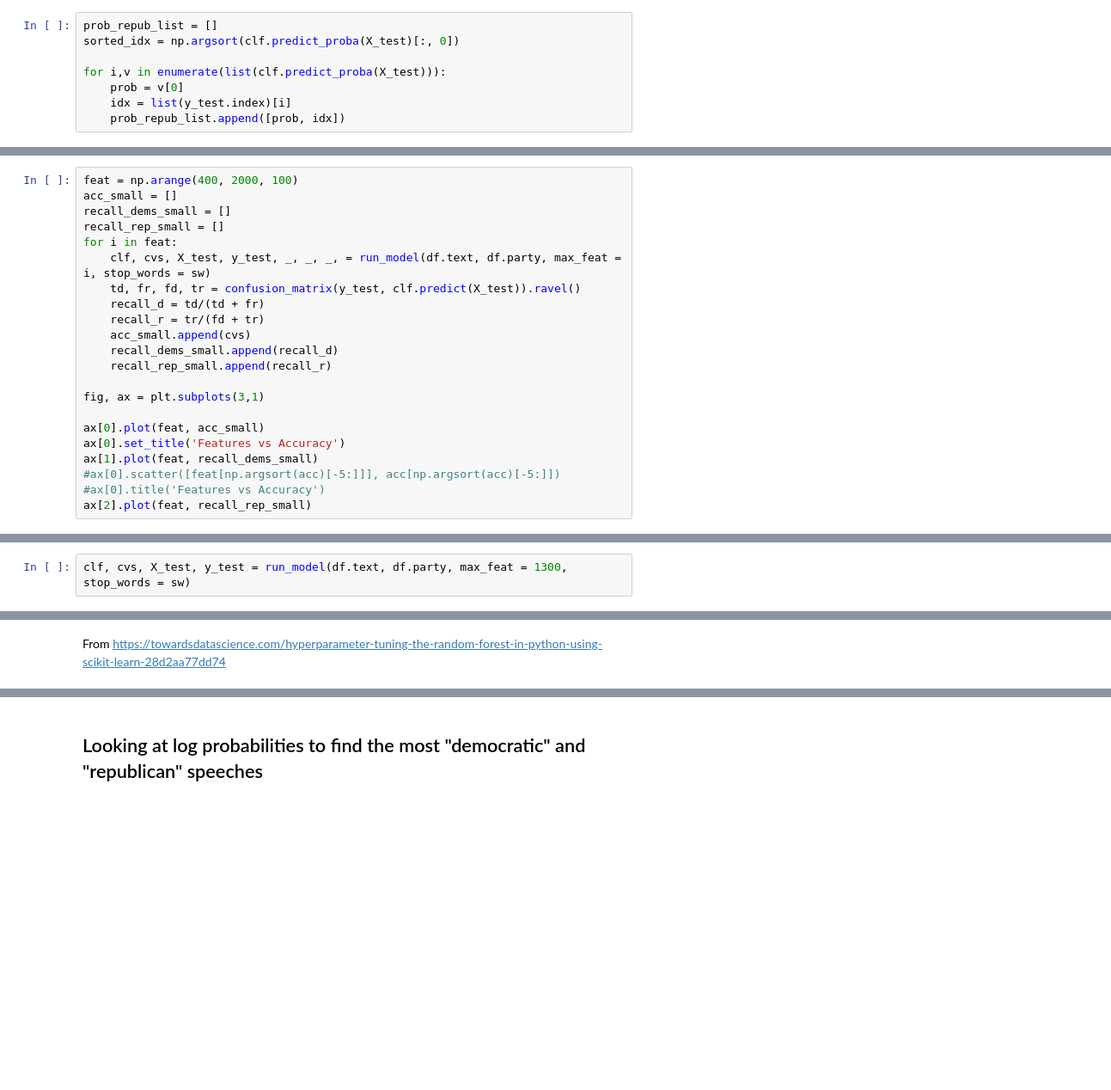
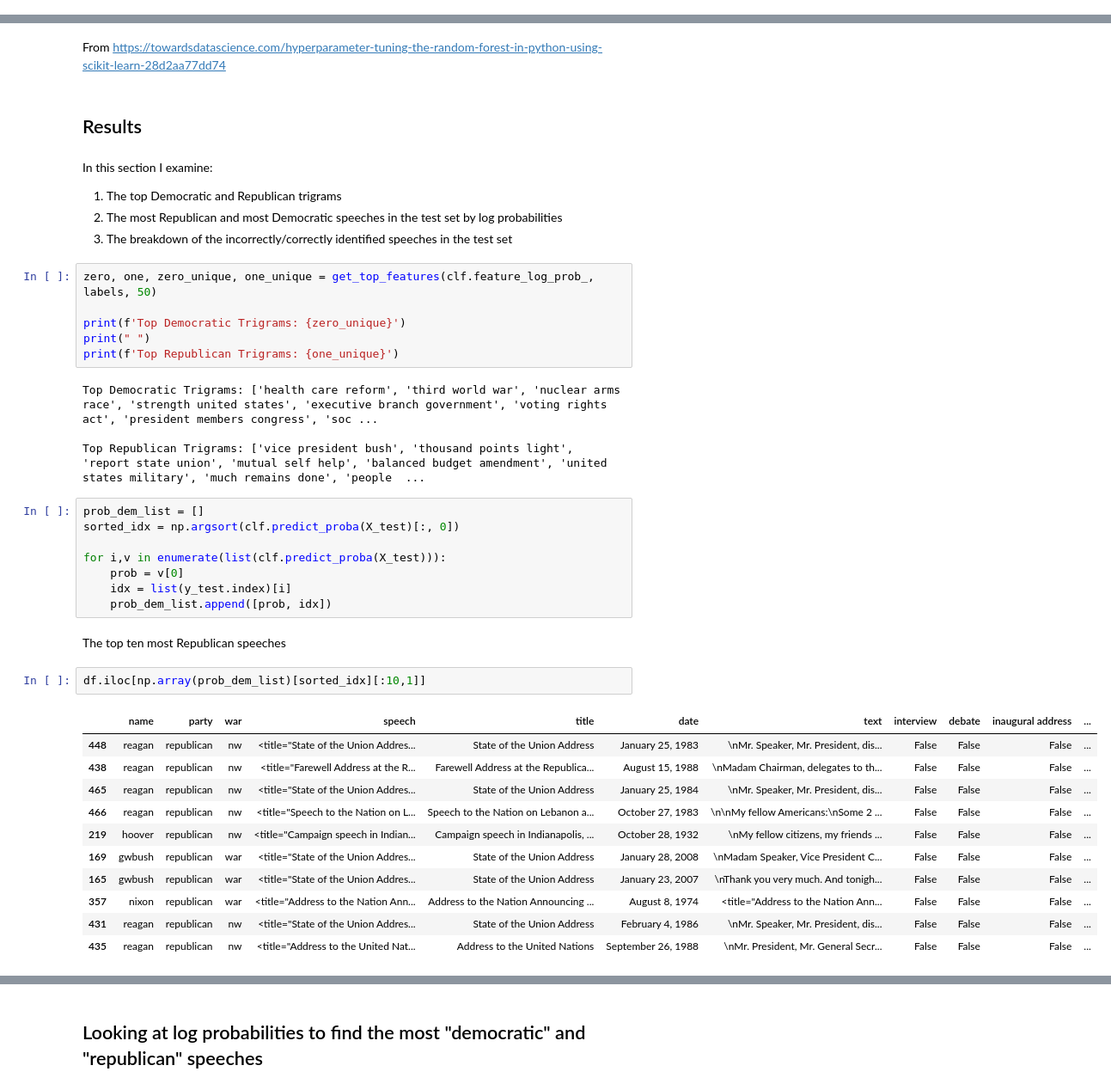
Before and after one commit to annewbarry/partisan-speech, a Jupyter notebook: partisan_speech_updated.ipynb, the cells around one changed output, grey strips where cells are left out. Shown: that part at 86% size. Cells and saved outputs as stored; diff of their text form; blank space fills up the shorter version.

```diff
--- a/partisan_speech_updated.ipynb
+++ b/partisan_speech_updated.ipynb
@@ -506,8 +616,0 @@ Accuracy: 0.8695652173913043
-# %%
-prob_repub_list = []
-sorted_idx = np.argsort(clf.predict_proba(X_test)[:, 0])
-
-for i,v in enumerate(list(clf.predict_proba(X_test))):
-    prob = v[0]
-    idx = list(y_test.index)[i]
-    prob_repub_list.append([prob, idx])
@@ -657,22 +616,0 @@ As the features grew, the model began to classify more people as Democrats.  May
-# %%
-feat = np.arange(400, 2000, 100)
-acc_small = []
-recall_dems_small = []
-recall_rep_small = []
-for i in feat:
-    clf, cvs, X_test, y_test, _, _, _, = run_model(df.text, df.party, max_feat = i, stop_words = sw)
-    td, fr, fd, tr = confusion_matrix(y_test, clf.predict(X_test)).ravel()
-    recall_d = td/(td + fr)
-    recall_r = tr/(fd + tr)
-    acc_small.append(cvs)
-    recall_dems_small.append(recall_d)
-    recall_rep_small.append(recall_r)
-
-fig, ax = plt.subplots(3,1)
-
-ax[0].plot(feat, acc_small)
-ax[0].set_title('Features vs Accuracy')
-ax[1].plot(feat, recall_dems_small)
-#ax[0].scatter([feat[np.argsort(acc)[-5:]]], acc[np.argsort(acc)[-5:]])
-#ax[0].title('Features vs Accuracy')
-ax[2].plot(feat, recall_rep_small)
@@ -692,2 +616,0 @@ array([ 1500,  7000, 11750, 13000, 13750])
-# %%
-clf, cvs, X_test, y_test = run_model(df.text, df.party, max_feat = 1300, stop_words = sw)
@@ -963,2 +800,43 @@ importances = permutation_importance(rf, X_train, y_train).importances_mean
 # %% [markdown]
 From https://towardsdatascience.com/hyperparameter-tuning-the-random-forest-in-python-using-scikit-learn-28d2aa77dd74
+# %% [markdown]
+## Results
+# %% [markdown]
+In this section I examine:
+1. The top Democratic and Republican trigrams
+1. The most Republican and most Democratic speeches in the test set by log probabilities
+2. The breakdown of the incorrectly/correctly identified speeches in the test set
+# %%
+zero, one, zero_unique, one_unique = get_top_features(clf.feature_log_prob_, labels, 50)
+
+print(f'Top Democratic Trigrams: {zero_unique}')
+print(" ")
+print(f'Top Republican Trigrams: {one_unique}')
+# %% [output]
+Top Democratic Trigrams: ['health care reform', 'third world war', 'nuclear arms race', 'strength united states', 'executive branch government', 'voting rights act', 'president members congress', 'soc ...
+
+Top Republican Trigrams: ['vice president bush', 'thousand points light', 'report state union', 'mutual self help', 'balanced budget amendment', 'united states military', 'much remains done', 'people  ...
+# %%
+prob_dem_list = []
+sorted_idx = np.argsort(clf.predict_proba(X_test)[:, 0])
+
+for i,v in enumerate(list(clf.predict_proba(X_test))):
+    prob = v[0]
+    idx = list(y_test.index)[i]
+    prob_dem_list.append([prob, idx])
+# %% [markdown]
+The top ten most Republican speeches
+# %%
+df.iloc[np.array(prob_dem_list)[sorted_idx][:10,1]]
+# %% [output]
+|  | name | party | war | speech | title | date | text | interview | debate | inaugural address | ... |
+| 448 | reagan | republican | nw | <title="State of the Union Addres... | State of the Union Address | January 25, 1983 | \nMr. Speaker, Mr. President, dis... | False | False | False | ... |
+| 438 | reagan | republican | nw | <title="Farewell Address at the R... | Farewell Address at the Republica... | August 15, 1988 | \nMadam Chairman, delegates to th... | False | False | False | ... |
+| 465 | reagan | republican | nw | <title="State of the Union Addres... | State of the Union Address | January 25, 1984 | \nMr. Speaker, Mr. President, dis... | False | False | False | ... |
+| 466 | reagan | republican | nw | <title="Speech to the Nation on L... | Speech to the Nation on Lebanon a... | October 27, 1983 | \n\nMy fellow Americans:\nSome 2 ... | False | False | False | ... |
+| 219 | hoover | republican | nw | <title="Campaign speech in Indian... | Campaign speech in Indianapolis, ... | October 28, 1932 | \nMy fellow citizens, my friends ... | False | False | False | ... |
+| 169 | gwbush | republican | war | <title="State of the Union Addres... | State of the Union Address | January 28, 2008 | \nMadam Speaker, Vice President C... | False | False | False | ... |
+| 165 | gwbush | republican | war | <title="State of the Union Addres... | State of the Union Address | January 23, 2007 | \nThank you very much. And tonigh... | False | False | False | ... |
+| 357 | nixon | republican | war | <title="Address to the Nation Ann... | Address to the Nation Announcing ... | August 8, 1974 | <title="Address to the Nation Ann... | False | False | False | ... |
+| 431 | reagan | republican | nw | <title="State of the Union Addres... | State of the Union Address | February 4, 1986 | \nMr. Speaker, Mr. President, dis... | False | False | False | ... |
+| 435 | reagan | republican | nw | <title="Address to the United Nat... | Address to the United Nations | September 26, 1988 | \nMr. President, Mr. General Secr... | False | False | False | ... |
```
Also changed, not shown: parts of 96 cells of this notebook.
